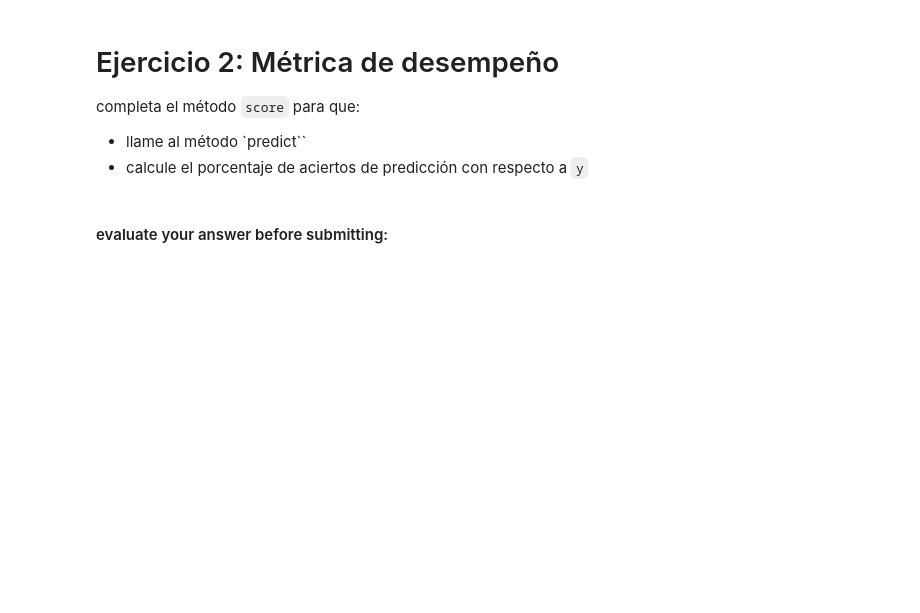
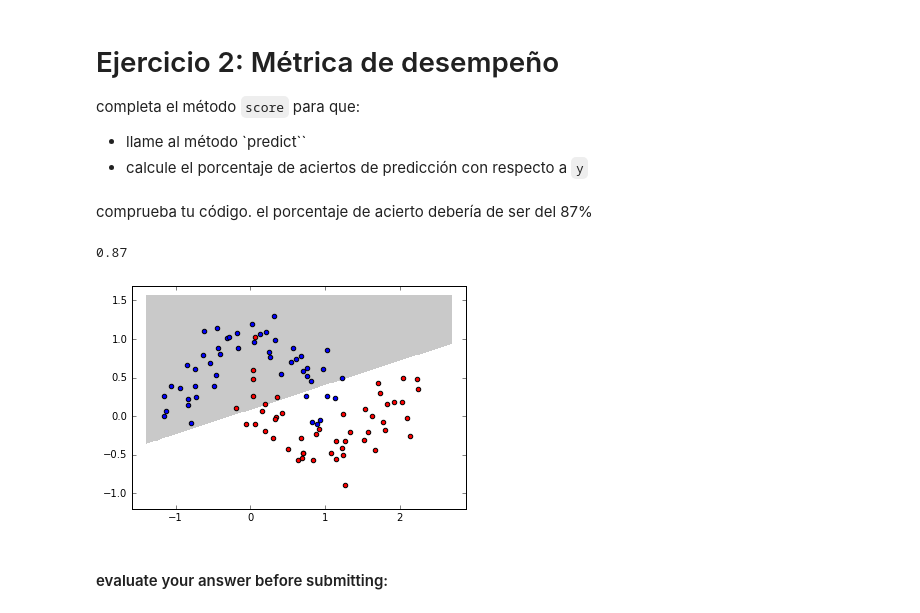
Before and after one commit to rramosp/20162.ml, a Jupyter notebook: Problemset 03 - Logistic regression.ipynb, the cells around one changed output. Drawn from its saved outputs; the diff is of its cells as text; code cells hidden in the pictures; blank space fills up the shorter version.

```diff
--- a/Problemset 03 - Logistic regression.ipynb
+++ b/Problemset 03 - Logistic regression.ipynb
@@ -125,13 +133,18 @@ def LR(**args): # hack for inspect to work with classes
 
 import urllib, inspect
 src2 = urllib.quote_plus(inspect.getsource(LR))
+# %% [markdown]
+comprueba tu código. el porcentaje de acierto debería de ser del 87%
 # %%
 data = np.loadtxt("data/logregdata.csv", delimiter=",", skiprows=1)
 d,c = data[:,:2], data[:,2]
 lr = LR()
 lr.fit(d,c)
 print lr.score(d,c)
-plot_2Ddata_with_boundary(lr, d, c)
+plot_2Ddata_with_boundary(lr.predict, d, c)
+# %% [output]
+0.87
+[figure, added]
 # %% [markdown]
 #### evaluate your answer before submitting:
 # %%
```
Also changed, not shown: parts of 33 cells of this notebook, 6 other files.
